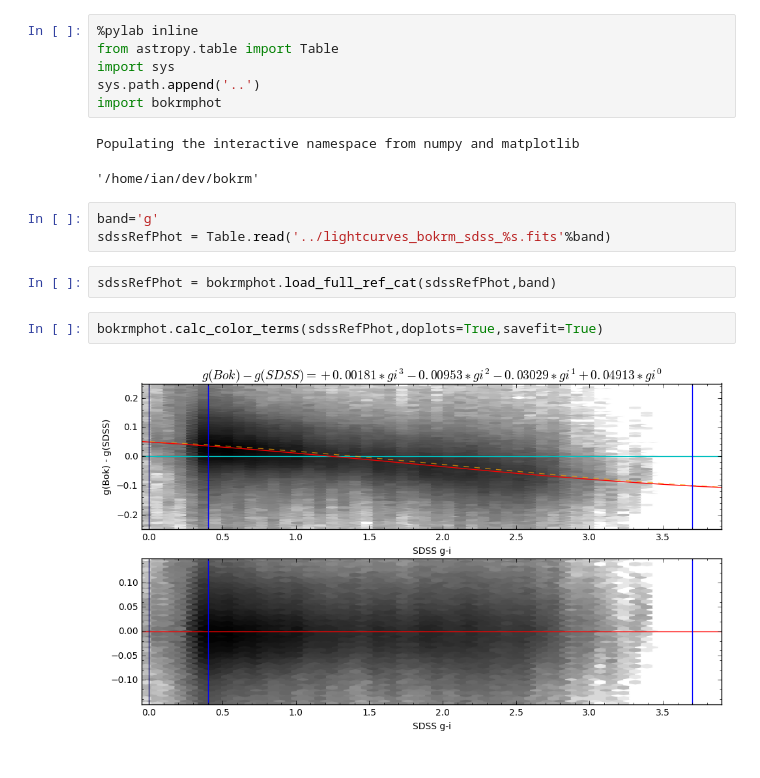
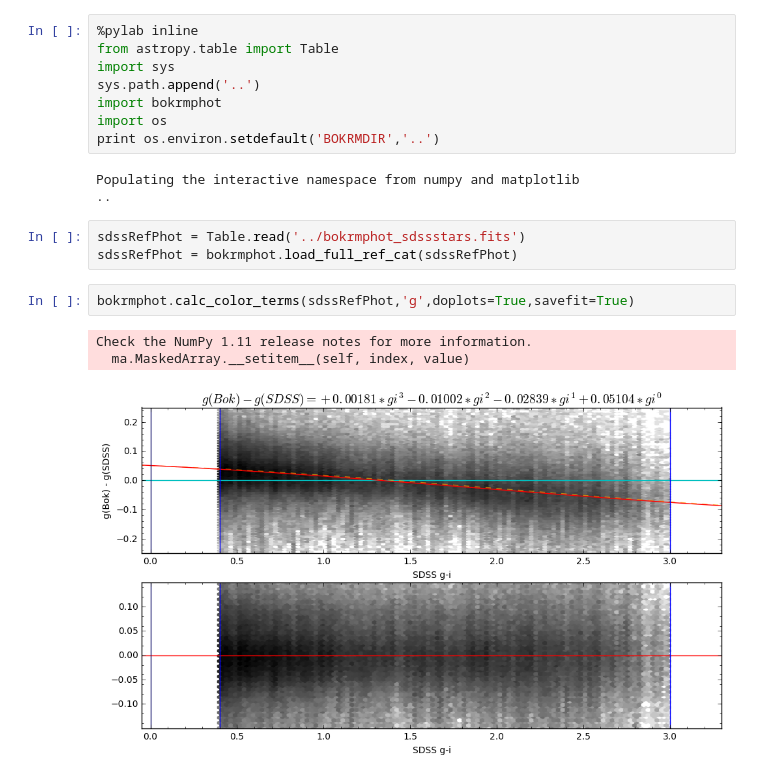
Before and after one commit to imcgreer/idmrm, a Jupyter notebook: notebooks/BokColorTerms.ipynb, the cells around one changed output. Saved outputs shown, nothing was run; the diff lists cells and outputs as text.

```diff
--- a/notebooks/BokColorTerms.ipynb
+++ b/notebooks/BokColorTerms.ipynb
@@ -4,15 +4,17 @@ from astropy.table import Table
 import sys
 sys.path.append('..')
 import bokrmphot
+import os
+print os.environ.setdefault('BOKRMDIR','..')
 # %% [output]
 Populating the interactive namespace from numpy and matplotlib
+..
-'/home/ian/dev/bokrm'
-# %%
-band='g'
-sdssRefPhot = Table.read('../lightcurves_bokrm_sdss_%s.fits'%band)
 # %%
-sdssRefPhot = bokrmphot.load_full_ref_cat(sdssRefPhot,band)
+sdssRefPhot = Table.read('../bokrmphot_sdssstars.fits')
+sdssRefPhot = bokrmphot.load_full_ref_cat(sdssRefPhot)
 # %%
-bokrmphot.calc_color_terms(sdssRefPhot,doplots=True,savefit=True)
+bokrmphot.calc_color_terms(sdssRefPhot,'g',doplots=True,savefit=True)
 # %% [output]
+Check the NumPy 1.11 release notes for more information.
+  ma.MaskedArray.__setitem__(self, index, value)
-[figure, old version]
+[figure, new version]
```
Also changed, not shown: parts of 1 cell of this notebook, 3 other files.
